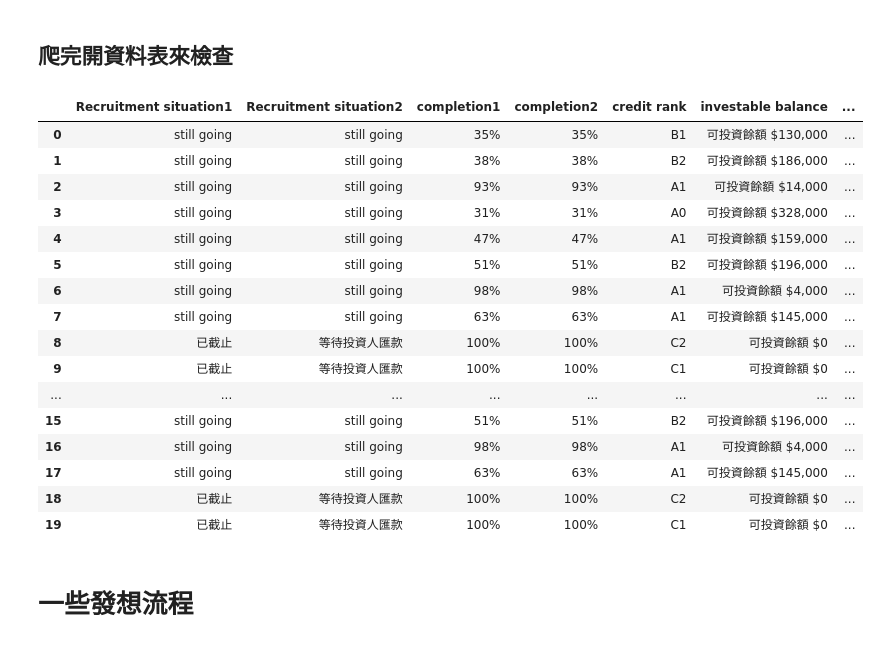
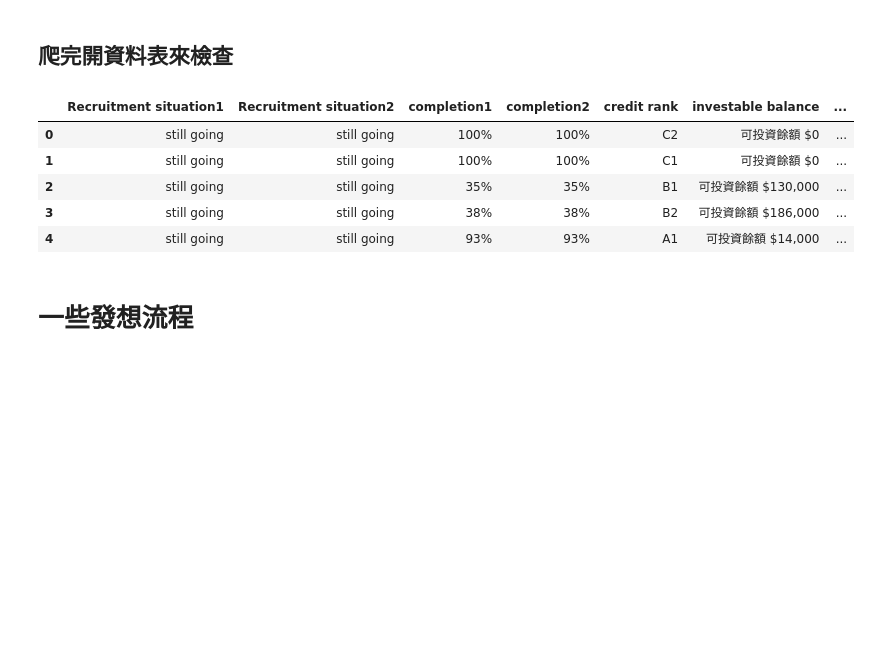
Before and after one commit to VictorLo0823/lnb-crawer-python3-, a Jupyter notebook: LnB Crawler .ipynb, the cells around one changed output. Saved outputs shown, nothing was run; the diff lists cells and outputs as text; code cells hidden in the pictures; blank space fills up the shorter version.

```diff
--- a/LnB Crawler .ipynb
+++ b/LnB Crawler .ipynb
@@ -19,7 +19,7 @@ driver=webdriver.Chrome(executable_path='C:/work/selenium_driver_chrome/chromedr
 driver.get('https://www.lnb.com.tw/market-place')
 driver.minimize_window()
 driver.maximize_window()
-for i in range(19):
+for i in range(2):
     print(i,'-------------------')  #用來看有沒有在動
 
     pageSource=driver.page_source
@@ -28,7 +28,7 @@ for i in range(19):
     c_level=sp.find_all('img', attrs={'class': 'rank'})
     for i in range(10):
 
-        print('no',i)
+        print('no',i)               #用來看有沒有在動
         q=data1[i].text
         a=q.split('\n')
         while '' in a :
@@ -72,25 +72,14 @@ no 9
 # %% [markdown]
 ## 爬完開資料表來檢查
 # %%
-customerdata
+customerdata.head(5)
 # %% [output]
 |  | Recruitment situation1 | Recruitment situation2 | completion1 | completion2 | credit rank | investable balance | ... |
-| 0 | still going | still going | 35% | 35% | B1 | 可投資餘額 $130,000 | ... |
-| 1 | still going | still going | 38% | 38% | B2 | 可投資餘額 $186,000 | ... |
-| 2 | still going | still going | 93% | 93% | A1 | 可投資餘額 $14,000 | ... |
-| 3 | still going | still going | 31% | 31% | A0 | 可投資餘額 $328,000 | ... |
-| 4 | still going | still going | 47% | 47% | A1 | 可投資餘額 $159,000 | ... |
-| 5 | still going | still going | 51% | 51% | B2 | 可投資餘額 $196,000 | ... |
-| 6 | still going | still going | 98% | 98% | A1 | 可投資餘額 $4,000 | ... |
-| 7 | still going | still going | 63% | 63% | A1 | 可投資餘額 $145,000 | ... |
-| 8 | 已截止 | 等待投資人匯款 | 100% | 100% | C2 | 可投資餘額 $0 | ... |
-| 9 | 已截止 | 等待投資人匯款 | 100% | 100% | C1 | 可投資餘額 $0 | ... |
-| ... | ... | ... | ... | ... | ... | ... | ... |
-| 15 | still going | still going | 51% | 51% | B2 | 可投資餘額 $196,000 | ... |
-| 16 | still going | still going | 98% | 98% | A1 | 可投資餘額 $4,000 | ... |
-| 17 | still going | still going | 63% | 63% | A1 | 可投資餘額 $145,000 | ... |
-| 18 | 已截止 | 等待投資人匯款 | 100% | 100% | C2 | 可投資餘額 $0 | ... |
-| 19 | 已截止 | 等待投資人匯款 | 100% | 100% | C1 | 可投資餘額 $0 | ... |
+| 0 | still going | still going | 100% | 100% | C2 | 可投資餘額 $0 | ... |
+| 1 | still going | still going | 100% | 100% | C1 | 可投資餘額 $0 | ... |
+| 2 | still going | still going | 35% | 35% | B1 | 可投資餘額 $130,000 | ... |
+| 3 | still going | still going | 38% | 38% | B2 | 可投資餘額 $186,000 | ... |
+| 4 | still going | still going | 93% | 93% | A1 | 可投資餘額 $14,000 | ... |
 # %% [markdown]
 # 一些發想流程
 # %%
```
